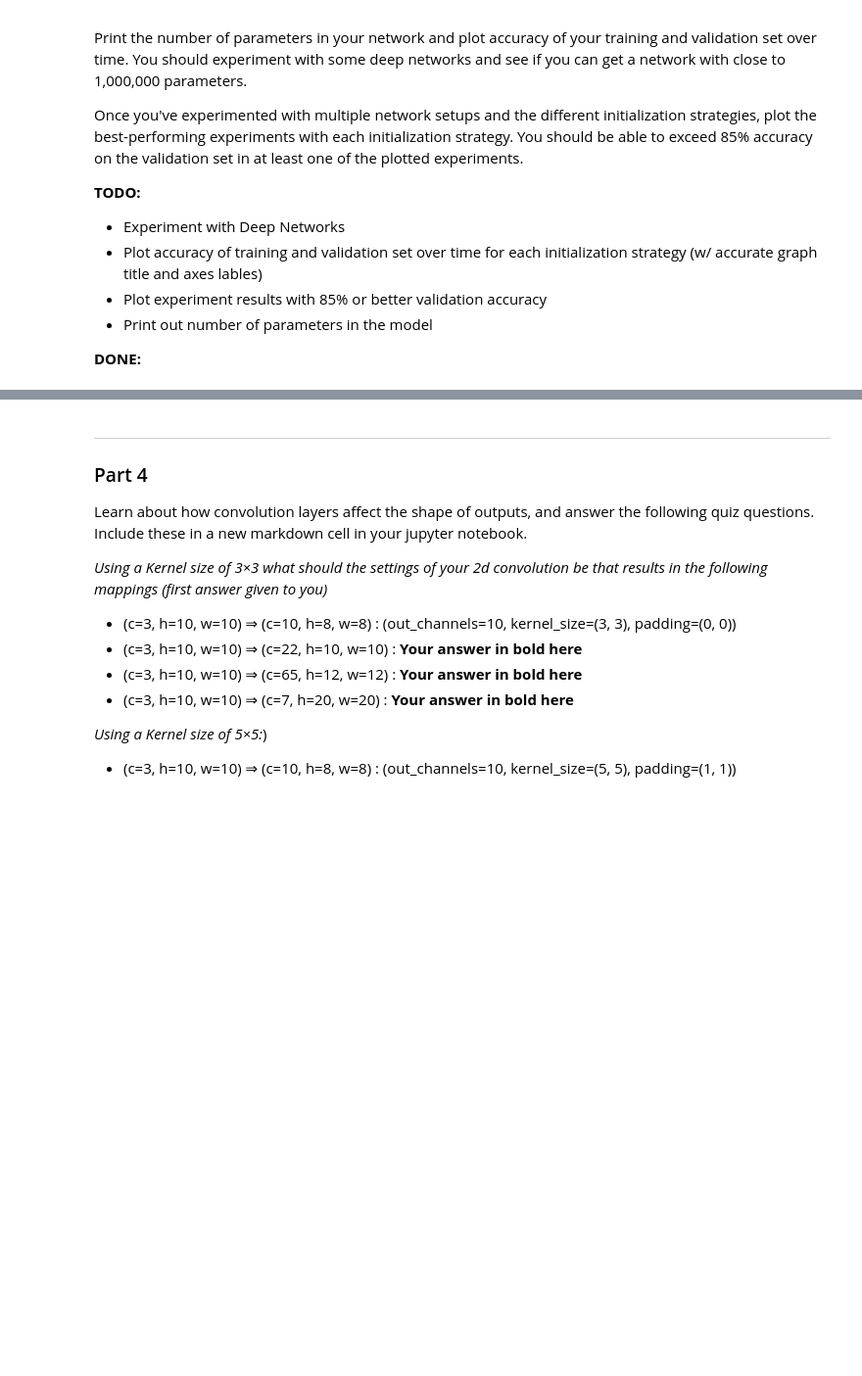
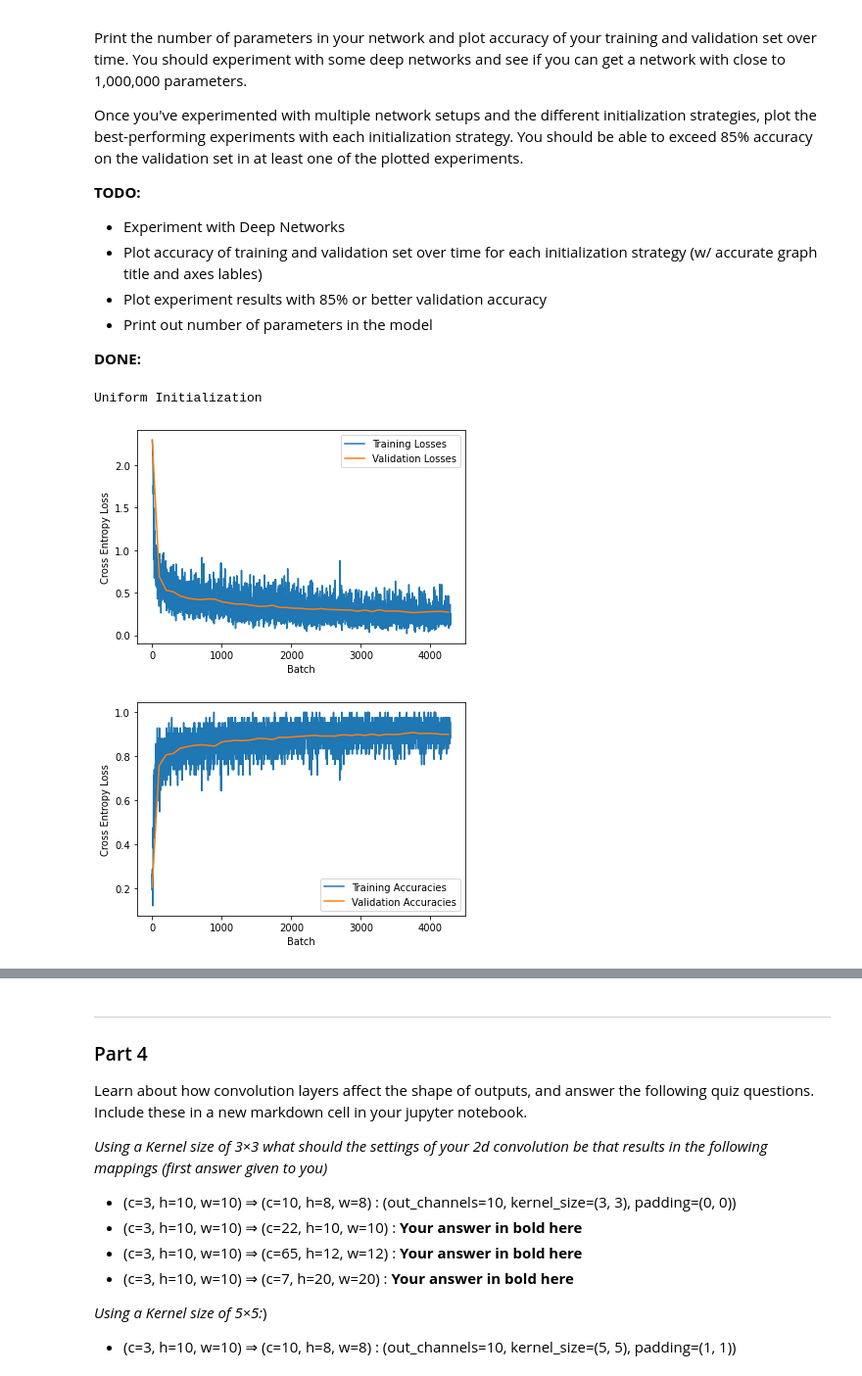
Before and after one commit to joseph-buck/cs474, a Jupyter notebook: lab-notebooks/DL_Lab3_work.ipynb, the cells around one changed output, grey strips where cells are left out. Shown: that part at 98% size. Cells and saved outputs as stored; diff of their text form; code cells hidden in the pictures; blank space fills up the shorter version.

Commit message:
Finished training networks using all 3 initialization strategies.

```diff
--- a/lab-notebooks/DL_Lab3_work.ipynb
+++ b/lab-notebooks/DL_Lab3_work.ipynb
@@ -153,21 +150,24 @@ class Conv2d(nn.Module):
     self.bias = Parameter(torch.Tensor(out_channels))
 
     if initialization == 'uniform':
-      self.weight.data.uniform_(-1,1)
+      self.weight.data.uniform_(-0.1,0.1)
+      self.bias.data.uniform_(0,0)
 
     elif initialization == 'xe':
       mean = 0
       fan_in = in_channels * kernel_size[0] * kernel_size[1]
       fan_out = out_channels * kernel_size[0] * kernel_size[1]
       variance = 2 / (fan_in + fan_out)
-      self.weights.data = torch.from_numpy(np.random.normal(scale=variance**.5,
+      self.weight.data = torch.from_numpy(np.random.normal(scale=variance**.5,
                                                             size=self.weight.data.shape)).float()
+      self.bias.data.uniform_(0,0)
 
     elif initialization == 'orthogonal':
       X = np.random.random((out_channels, in_channels * kernel_size[0] * kernel_size[1]))
       _, _, Vt = np.linalg.svd(X, full_matrices=False)
       self.weight.data = torch.from_numpy(Vt.reshape(out_channels, in_channels,
                                                      kernel_size[0], kernel_size[1])).float()
+      self.bias.data.uniform_(0,0)
 
     else:
       raise Exception(f"ERROR: Unrecognized initialization {initialization}")
@@ -188,7 +188,15 @@ class ConvNetwork(nn.Module): ############# THIS NEEDS TO BE MADE BETTER
     self.net = nn.Sequential(
         Conv2d(c, 8, kernel_size=(3,3), padding=(1,1), initialization=initialization),
         nn.ReLU(),
-        Conv2d(8, output, kernel_size=(28,28), padding=(0,0), initialization=initialization)
+        Conv2d(8, 64, kernel_size=(3,3), padding=(1,1), initialization=initialization),
+        nn.ReLU(),
+        Conv2d(64, 128, kernel_size=(3,3), padding=(1,1), initialization=initialization),
+        nn.ReLU(),
+        Conv2d(128, 256, kernel_size=(3,3), padding=(1,1), initialization=initialization),
+        nn.ReLU(),
+        Conv2d(256, 64, kernel_size=(3,3), padding=(1,1), initialization=initialization),
+        nn.ReLU(),
+        Conv2d(64, output, kernel_size=(28,28), padding=(0,0), initialization=initialization)
 
     )
 
@@ -204,7 +212,7 @@ train_loader = DataLoader(train_dataset, batch_size=42, shuffle=True, pin_memory
 val_loader = DataLoader(val_dataset, batch_size=42, pin_memory=True)
 
 # Initialize Model
-initialization = 'uniform'
+initialization = 'xe'
 model = ConvNetwork(train_dataset, initialization)
 model.cuda()
 
@@ -212,7 +220,7 @@ model.cuda()
 objective = CrossEntropyLoss()
 optimizer = optim.Adam(model.parameters(), lr=1e-4)
 
-epochs = 5
+epochs = 3
 val_frequency = 100
 # %%
 
@@ -238,17 +246,18 @@ for epoch in range(epochs):
     accuracy = (y_hat.argmax(1) == y_truth).float().mean()
     training_accuracies.append(accuracy.item())
 
-    loop.set_description('epoch:{}, loss{:.4f}, accuracy:{:.3f}'.format(epoch, loss.item(), accuracy))
+    loop.set_description('epoch:{}, loss:{:.4f}, accuracy:{:.3f}'.format(epoch, loss.item(), accuracy))
     loop.update(True)
 
     optimizer.step()
 
     if batch % val_frequency == 0:
       val_losses = []
+      val_sum = 0
       for val_x, val_y in val_loader:
         val_x, val_y = val_x.cuda(), val_y.cuda()
         y_hat = model(val_x)
-        val_losses.append(objective(y_hat, y_truth).item())
+        val_losses.append(objective(y_hat, val_y).item())
         val_sum += (y_hat.argmax(1) == val_y).float().sum().item()
       validation_losses.append((len(training_losses), np.array(val_losses).mean()))
       validation_accuracies.append((len(training_losses), (val_sum / len(val_dataset))))
@@ -272,6 +281,28 @@ Once you've experimented with multiple network setups and the different initiali
 
 **DONE:**
 # %%
+################################DON'T RUN THIS CELL AGAIN#####################################
 # Go back up and try a few different networks and initialization strategies
+print('Uniform Initialization')
+
 # Plot training and validation loss for uniform initialization
+plt.plot(training_losses, label="Training Losses")
+val_x, val_y = list(zip(*validation_losses))
+plt.plot(val_x, val_y, label="Validation Losses")
+plt.xlabel("Batch")
+plt.ylabel("Cross Entropy Loss")
+plt.legend()
+plt.show()
+
 # Plot training and validation accuracy for uniform initialization
+plt.plot(training_accuracies, label="Training Accuracies")
+val_x, val_y = list(zip(*validation_accuracies))
+plt.plot(val_x, val_y, label="Validation Accuracies")
+plt.xlabel("Batch")
+plt.ylabel("Cross Entropy Loss")
+plt.legend()
+plt.show()
+# %% [output]
+Uniform Initialization
+[figure, added]
+[figure, added]
```
Also changed, not shown: parts of 8 cells of this notebook.
